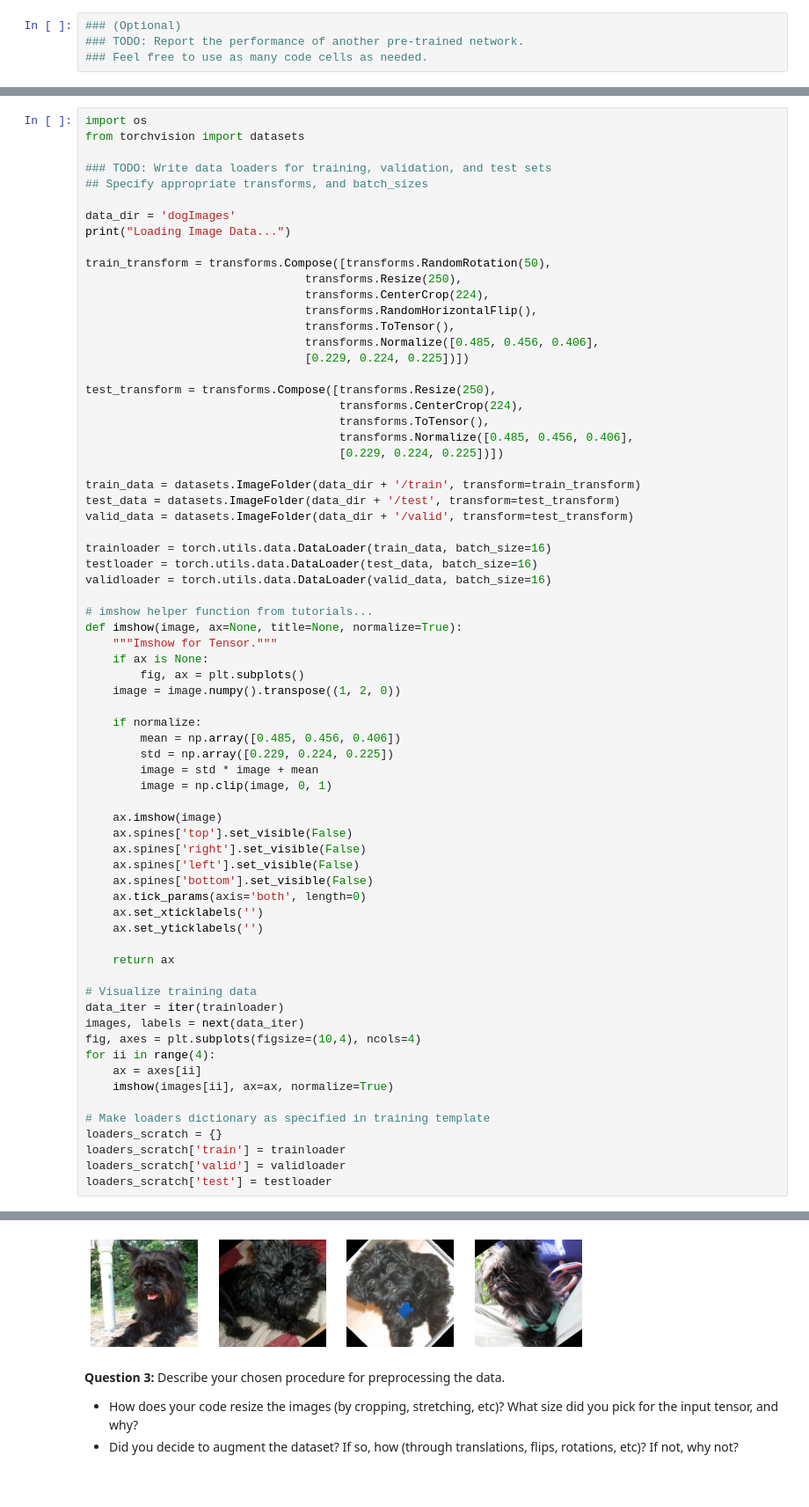
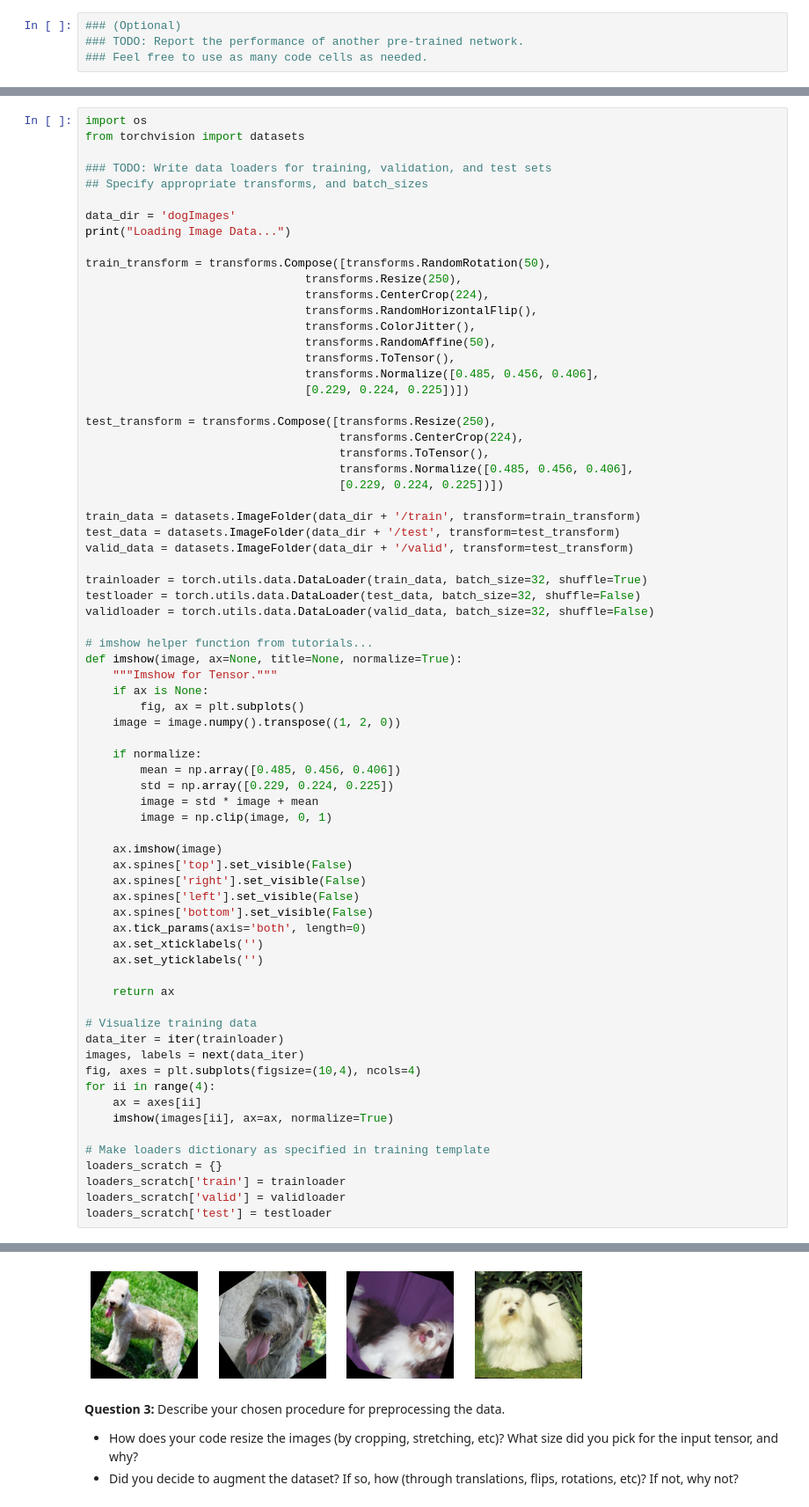
Before and after one commit to judyheflin/ComputerVisionLearning, a Jupyter notebook: Udacity_DL/dog_app.ipynb, the cells around one changed output, grey strips where cells are left out. Shown at 88% size. Cells and saved outputs as stored; diff of their text form.

```diff
--- a/Udacity_DL/dog_app.ipynb
+++ b/Udacity_DL/dog_app.ipynb
@@ -393,6 +391,8 @@ train_transform = transforms.Compose([transforms.RandomRotation(50),
                                 transforms.Resize(250),
                                 transforms.CenterCrop(224),
                                 transforms.RandomHorizontalFlip(),
+                                transforms.ColorJitter(),
+                                transforms.RandomAffine(50),
                                 transforms.ToTensor(),
                                 transforms.Normalize([0.485, 0.456, 0.406],
                                 [0.229, 0.224, 0.225])])
@@ -407,9 +407,9 @@ train_data = datasets.ImageFolder(data_dir + '/train', transform=train_transform
 test_data = datasets.ImageFolder(data_dir + '/test', transform=test_transform)
 valid_data = datasets.ImageFolder(data_dir + '/valid', transform=test_transform)
 
-trainloader = torch.utils.data.DataLoader(train_data, batch_size=16)
-testloader = torch.utils.data.DataLoader(test_data, batch_size=16)
-validloader = torch.utils.data.DataLoader(valid_data, batch_size=16)
+trainloader = torch.utils.data.DataLoader(train_data, batch_size=32, shuffle=True)
+testloader = torch.utils.data.DataLoader(test_data, batch_size=32, shuffle=False)
+validloader = torch.utils.data.DataLoader(valid_data, batch_size=32, shuffle=False)
 
 # imshow helper function from tutorials...
 def imshow(image, ax=None, title=None, normalize=True):
@@ -423,34 +423,34 @@ def imshow(image, ax=None, title=None, normalize=True):
         std = np.array([0.229, 0.224, 0.225])
         image = std * image + mean
         image = np.clip(image, 0, 1)
 
     ax.imshow(image)
     ax.spines['top'].set_visible(False)
     ax.spines['right'].set_visible(False)
     ax.spines['left'].set_visible(False)
     ax.spines['bottom'].set_visible(False)
     ax.tick_params(axis='both', length=0)
     ax.set_xticklabels('')
     ax.set_yticklabels('')
 
     return ax
 
 # Visualize training data
 data_iter = iter(trainloader)
 images, labels = next(data_iter)
 fig, axes = plt.subplots(figsize=(10,4), ncols=4)
 for ii in range(4):
     ax = axes[ii]
     imshow(images[ii], ax=ax, normalize=True)
 
 # Make loaders dictionary as specified in training template
 loaders_scratch = {}
 loaders_scratch['train'] = trainloader
 loaders_scratch['valid'] = validloader
 loaders_scratch['test'] = testloader
 # %% [output]
 Loading Image Data...
-[figure, old version]
+[figure, new version]
 # %% [markdown]
 **Question 3:** Describe your chosen procedure for preprocessing the data.
 - How does your code resize the images (by cropping, stretching, etc)?  What size did you pick for the input tensor, and why?
```
Also changed, not shown: parts of 15 cells of this notebook, 1 other file.
